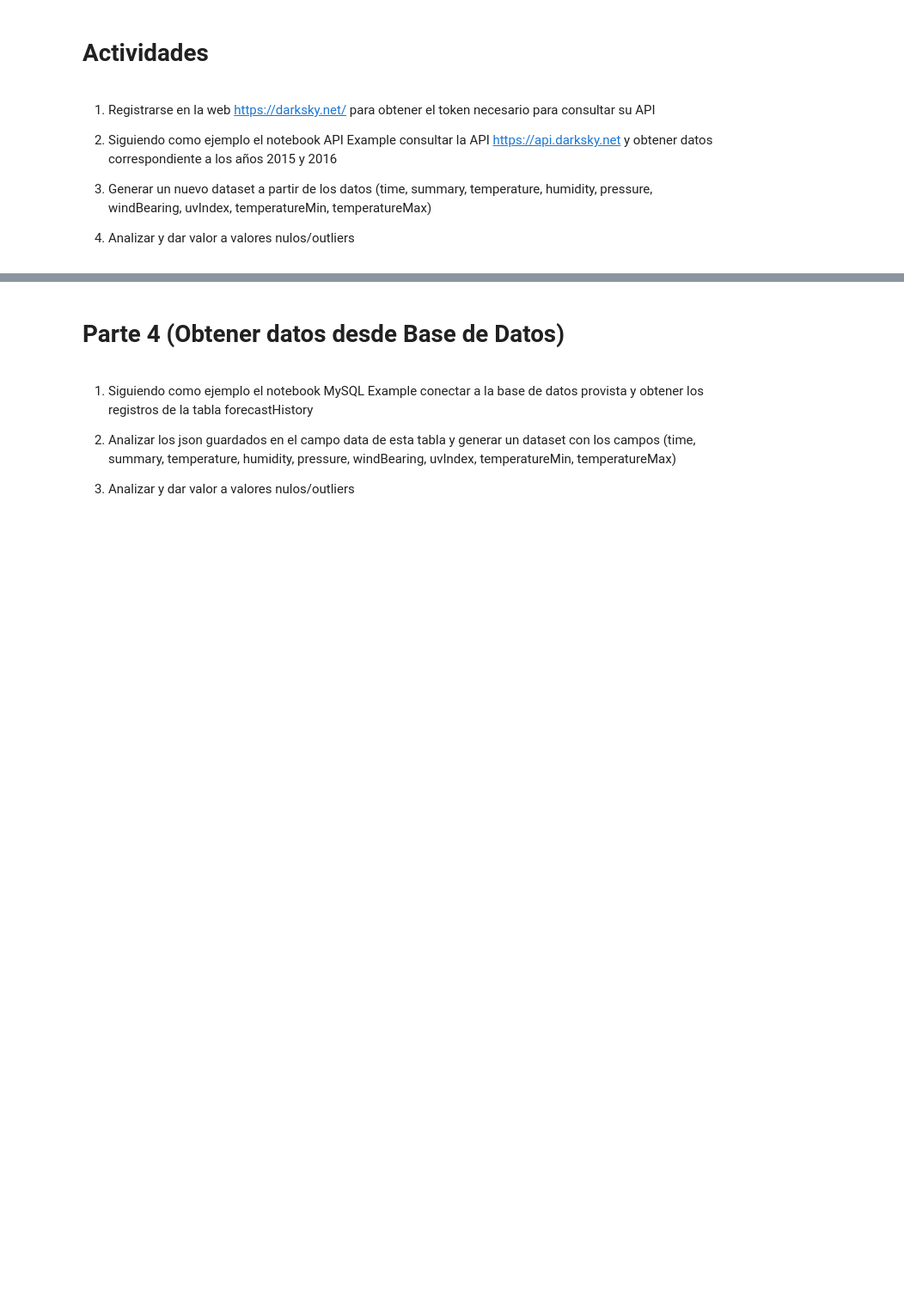
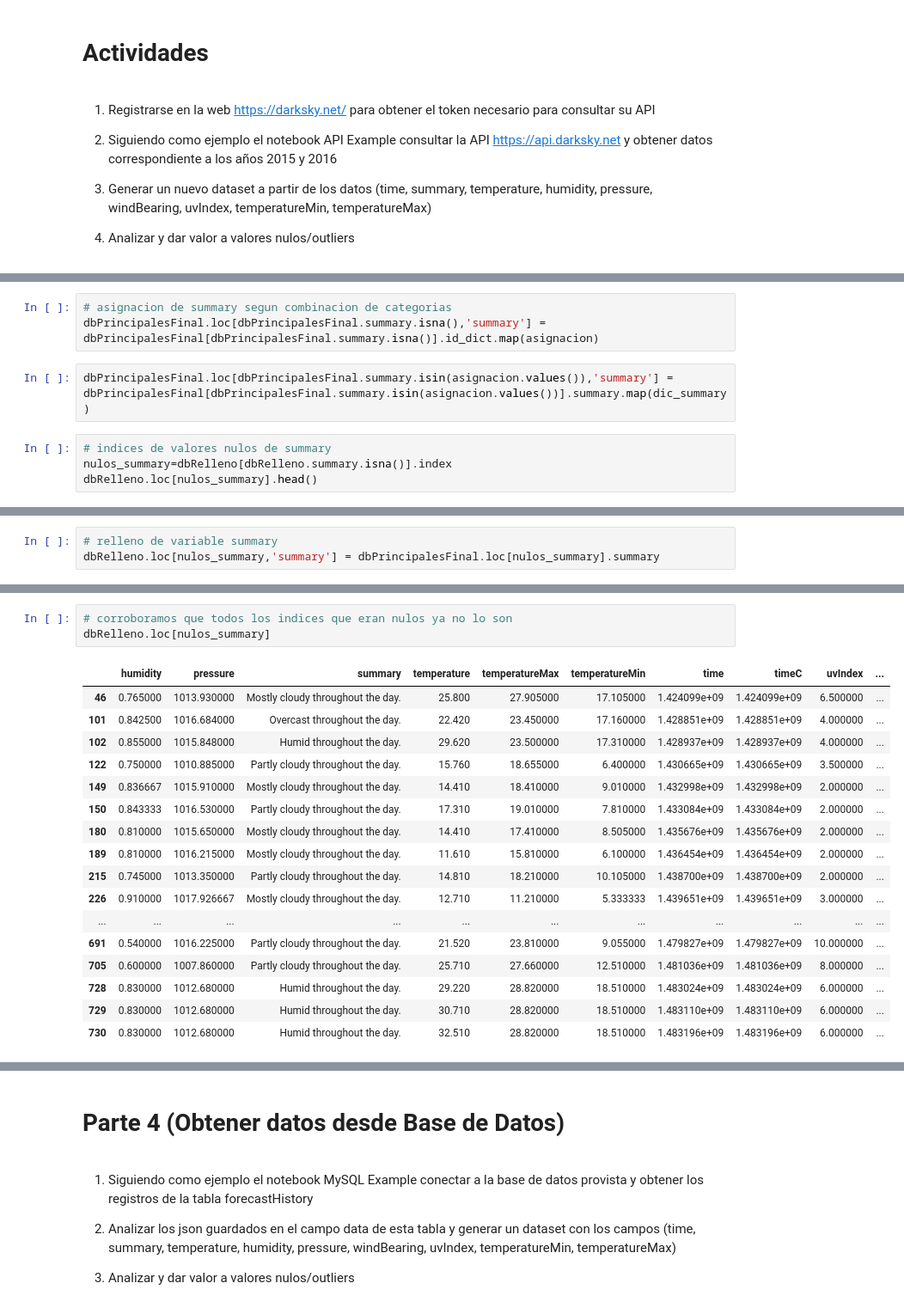
Before and after one commit to jmvd07/cuandoLlueve, a Jupyter notebook: Analisis exploratorio y curacion de datos/Cuando Llueve.ipynb, the cells around one changed output, grey strips where cells are left out. Shown at 86% size. Cells and saved outputs as stored; diff of their text form; blank space fills up the shorter version.

```diff
--- a/Analisis exploratorio y curacion de datos/Cuando Llueve.ipynb
+++ b/Analisis exploratorio y curacion de datos/Cuando Llueve.ipynb
@@ -392,0 +770,9 @@ validas para esas columnas.
+# %%
+# asignacion de summary segun combinacion de categorias
+dbPrincipalesFinal.loc[dbPrincipalesFinal.summary.isna(),'summary'] = dbPrincipalesFinal[dbPrincipalesFinal.summary.isna()].id_dict.map(asignacion)
+# %%
+dbPrincipalesFinal.loc[dbPrincipalesFinal.summary.isin(asignacion.values()),'summary'] = dbPrincipalesFinal[dbPrincipalesFinal.summary.isin(asignacion.values())].summary.map(dic_summary)
+# %%
+# indices de valores nulos de summary
+nulos_summary=dbRelleno[dbRelleno.summary.isna()].index
+dbRelleno.loc[nulos_summary].head()
@@ -392,0 +786,3 @@ validas para esas columnas.
+# %%
+# relleno de variable summary
+dbRelleno.loc[nulos_summary,'summary'] = dbPrincipalesFinal.loc[nulos_summary].summary
@@ -392,0 +809,21 @@ validas para esas columnas.
+# %%
+# corroboramos que todos los indices que eran nulos ya no lo son
+dbRelleno.loc[nulos_summary]
+# %% [output]
+|  | humidity | pressure | summary | temperature | temperatureMax | temperatureMin | time | timeC | uvIndex | ... |
+| 46 | 0.765000 | 1013.930000 | Mostly cloudy throughout the day. | 25.800 | 27.905000 | 17.105000 | 1.424099e+09 | 1.424099e+09 | 6.500000 | ... |
+| 101 | 0.842500 | 1016.684000 | Overcast throughout the day. | 22.420 | 23.450000 | 17.160000 | 1.428851e+09 | 1.428851e+09 | 4.000000 | ... |
+| 102 | 0.855000 | 1015.848000 | Humid throughout the day. | 29.620 | 23.500000 | 17.310000 | 1.428937e+09 | 1.428937e+09 | 4.000000 | ... |
+| 122 | 0.750000 | 1010.885000 | Partly cloudy throughout the day. | 15.760 | 18.655000 | 6.400000 | 1.430665e+09 | 1.430665e+09 | 3.500000 | ... |
+| 149 | 0.836667 | 1015.910000 | Mostly cloudy throughout the day. | 14.410 | 18.410000 | 9.010000 | 1.432998e+09 | 1.432998e+09 | 2.000000 | ... |
+| 150 | 0.843333 | 1016.530000 | Partly cloudy throughout the day. | 17.310 | 19.010000 | 7.810000 | 1.433084e+09 | 1.433084e+09 | 2.000000 | ... |
+| 180 | 0.810000 | 1015.650000 | Mostly cloudy throughout the day. | 14.410 | 17.410000 | 8.505000 | 1.435676e+09 | 1.435676e+09 | 2.000000 | ... |
+| 189 | 0.810000 | 1016.215000 | Mostly cloudy throughout the day. | 11.610 | 15.810000 | 6.100000 | 1.436454e+09 | 1.436454e+09 | 2.000000 | ... |
+| 215 | 0.745000 | 1013.350000 | Partly cloudy throughout the day. | 14.810 | 18.210000 | 10.105000 | 1.438700e+09 | 1.438700e+09 | 2.000000 | ... |
+| 226 | 0.910000 | 1017.926667 | Mostly cloudy throughout the day. | 12.710 | 11.210000 | 5.333333 | 1.439651e+09 | 1.439651e+09 | 3.000000 | ... |
+| ... | ... | ... | ... | ... | ... | ... | ... | ... | ... | ... |
+| 691 | 0.540000 | 1016.225000 | Partly cloudy throughout the day. | 21.520 | 23.810000 | 9.055000 | 1.479827e+09 | 1.479827e+09 | 10.000000 | ... |
+| 705 | 0.600000 | 1007.860000 | Partly cloudy throughout the day. | 25.710 | 27.660000 | 12.510000 | 1.481036e+09 | 1.481036e+09 | 8.000000 | ... |
+| 728 | 0.830000 | 1012.680000 | Humid throughout the day. | 29.220 | 28.820000 | 18.510000 | 1.483024e+09 | 1.483024e+09 | 6.000000 | ... |
+| 729 | 0.830000 | 1012.680000 | Humid throughout the day. | 30.710 | 28.820000 | 18.510000 | 1.483110e+09 | 1.483110e+09 | 6.000000 | ... |
+| 730 | 0.830000 | 1012.680000 | Humid throughout the day. | 32.510 | 28.820000 | 18.510000 | 1.483196e+09 | 1.483196e+09 | 6.000000 | ... |
```
Also changed, not shown: parts of 40 cells of this notebook.
